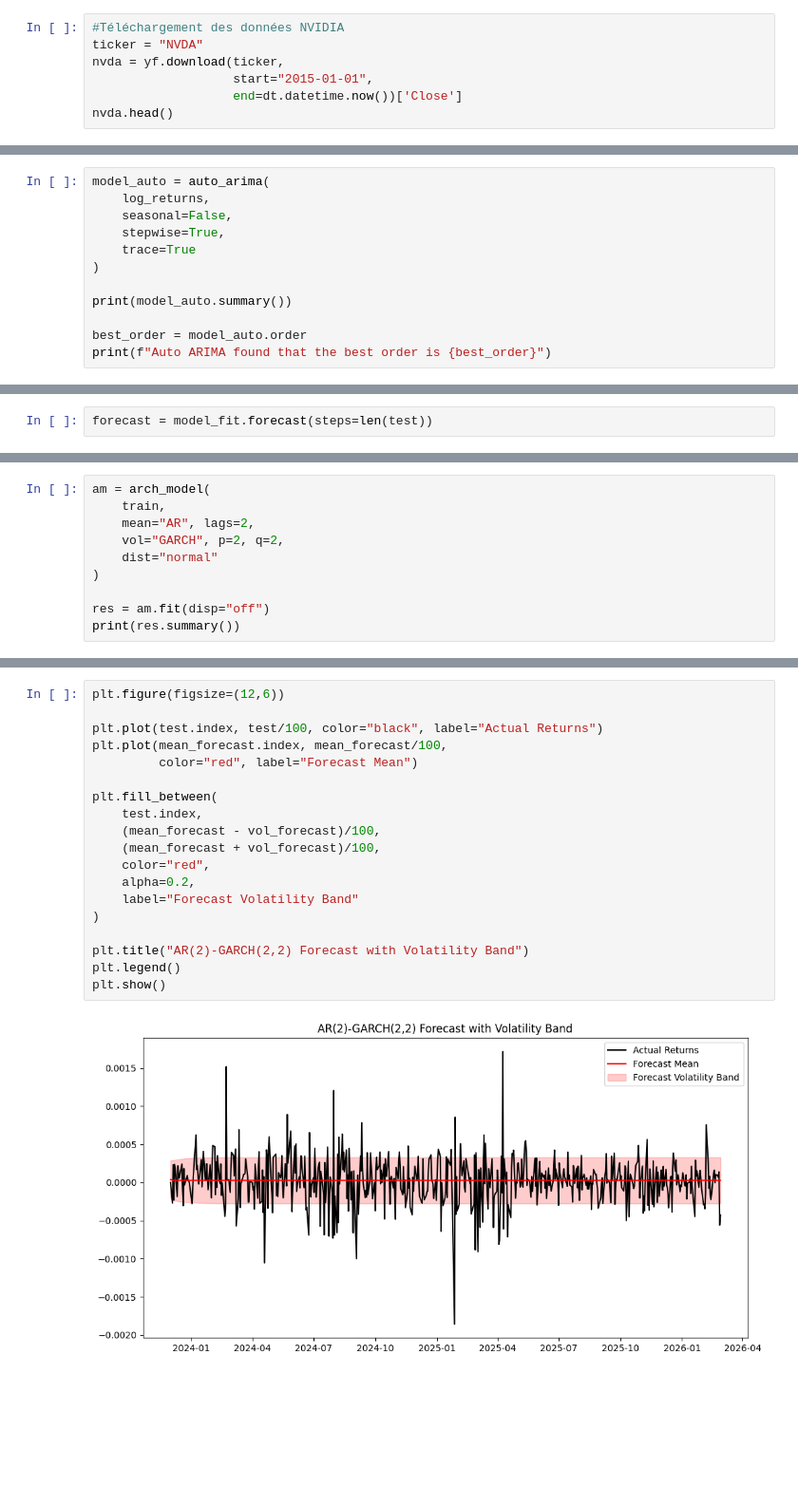
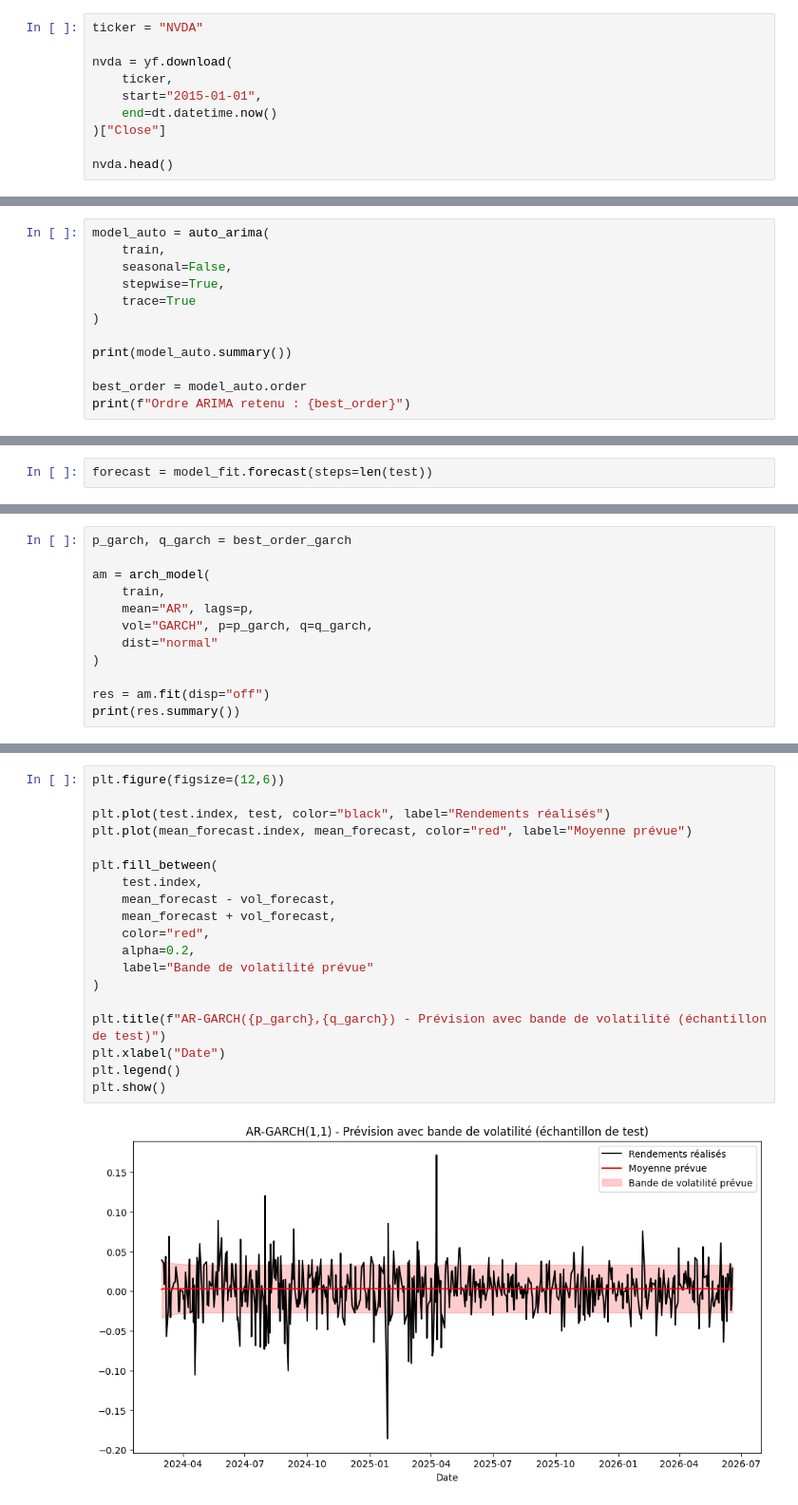
Before and after one commit to Safaabid19/nvidia-stock-prediction, a Jupyter notebook: projet_Arima.ipynb, the cells around one changed output, grey strips where cells are left out. Shown at 95% size. Cells and saved outputs as stored; diff of their text form; blank space fills up the shorter version.

```diff
--- a/projet_Arima.ipynb
+++ b/projet_Arima.ipynb
@@ -9,9 +18,12 @@ np.random.seed(42)
 # %%
-#Téléchargement des données NVIDIA
 ticker = "NVDA"
-nvda = yf.download(ticker,
-                   start="2015-01-01",
-                   end=dt.datetime.now())['Close']
+
+nvda = yf.download(
+    ticker,
+    start="2015-01-01",
+    end=dt.datetime.now()
+)["Close"]
+
 nvda.head()
 # %% [output]
 [*********************100%***********************]  1 of 1 completed
@@ -169,6 +167,6 @@ Successfully installed pmdarima-2.1.1
 # %%
 model_auto = auto_arima(
-    log_returns,
+    train,
     seasonal=False,
     stepwise=True,
     trace=True
@@ -177,6 +175,6 @@ model_auto = auto_arima(
 print(model_auto.summary())
 
 best_order = model_auto.order
-print(f"Auto ARIMA found that the best order is {best_order}")
+print(f"Ordre ARIMA retenu : {best_order}")
 # %% [output]
 Performing stepwise search to minimize aic
@@ -340,8 +460,10 @@ Best AIC: 13882.111517329686
 # %%
+p_garch, q_garch = best_order_garch
+
 am = arch_model(
     train,
-    mean="AR", lags=2,
-    vol="GARCH", p=2, q=2,
+    mean="AR", lags=p,
+    vol="GARCH", p=p_garch, q=q_garch,
     dist="normal"
 )
 
@@ -420,21 +535,21 @@ mean_forecast = pd.Series(mean_forecast, index=test.index, name="ForecastMean")
 # %%
 plt.figure(figsize=(12,6))
 
-plt.plot(test.index, test/100, color="black", label="Actual Returns")
-plt.plot(mean_forecast.index, mean_forecast/100,
-         color="red", label="Forecast Mean")
+plt.plot(test.index, test, color="black", label="Rendements réalisés")
+plt.plot(mean_forecast.index, mean_forecast, color="red", label="Moyenne prévue")
 
 plt.fill_between(
     test.index,
-    (mean_forecast - vol_forecast)/100,
-    (mean_forecast + vol_forecast)/100,
+    mean_forecast - vol_forecast,
+    mean_forecast + vol_forecast,
     color="red",
     alpha=0.2,
-    label="Forecast Volatility Band"
+    label="Bande de volatilité prévue"
 )
 
-plt.title("AR(2)-GARCH(2,2) Forecast with Volatility Band")
+plt.title(f"AR-GARCH({p_garch},{q_garch}) - Prévision avec bande de volatilité (échantillon de test)")
+plt.xlabel("Date")
 plt.legend()
 plt.show()
 # %% [output]
-[figure, old version]
+[figure, new version]
```
Also changed, not shown: parts of 89 cells of this notebook.
